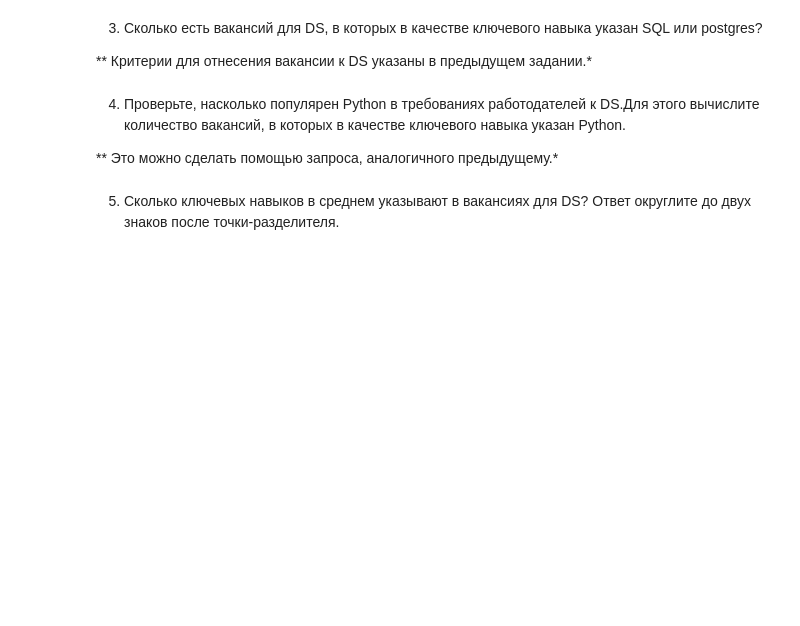
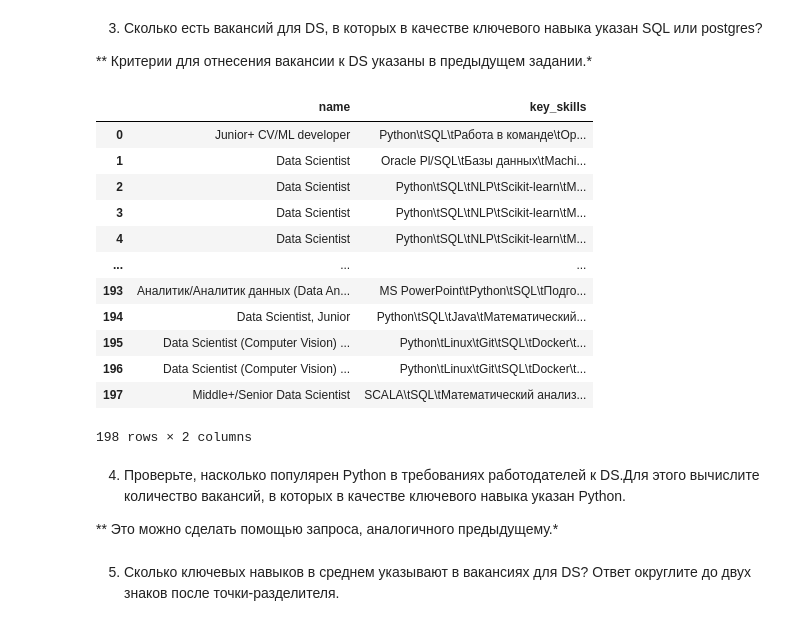
Before and after one commit to YarikKa2/SQL__StudyPrject2, a Jupyter notebook: code/SQL_StudyProject2.ipynb, the cells around one changed output. Saved outputs shown, nothing was run; the diff lists cells and outputs as text; code cells hidden in the pictures; blank space fills up the shorter version.

```diff
--- a/code/SQL_StudyProject2.ipynb
+++ b/code/SQL_StudyProject2.ipynb
@@ -651,7 +628,50 @@ Data_Vac
 
 ** Критерии для отнесения вакансии к DS указаны в предыдущем задании.*
 # %%
-# текст запроса
+query_6_3 = '''
+select
+    name,
+    key_skills
+
+from
+    vacancies
+
+where
+    (lower(name) like 'ml%' or
+     lower(name) like '% ml%' or
+     lower(name) like '%-ml%' or
+     lower(name) like '%/ml%' or
+     lower(name) like '%(ml%' or
+
+     lower(name) like '%data scientist%' or
+     lower(name) like '%data science%' or
+     lower(name) like '%исследователь данных%' or
+     lower(name) like '%machine learning%' or
+     lower(name) like '%машинн%обучен%')
+
+    and
+
+    (lower(key_skills) like '%sql%' or
+     lower(key_skills) like '%postgres%')
+
+'''
+
+Data_Vac_SQL = pd.read_sql_query(query_6_3, connection)
+Data_Vac_SQL
+# %% [output]
+|  | name | key_skills |
+| 0 | Junior+ CV/ML developer | Python\tSQL\tРабота в команде\tOp... |
+| 1 | Data Scientist | Oracle Pl/SQL\tБазы данных\tMachi... |
+| 2 | Data Scientist | Python\tSQL\tNLP\tScikit-learn\tM... |
+| 3 | Data Scientist | Python\tSQL\tNLP\tScikit-learn\tM... |
+| 4 | Data Scientist | Python\tSQL\tNLP\tScikit-learn\tM... |
+| ... | ... | ... |
+| 193 | Аналитик/Аналитик данных (Data An... | MS PowerPoint\tPython\tSQL\tПодго... |
+| 194 | Data Scientist, Junior | Python\tSQL\tJava\tМатематический... |
+| 195 | Data Scientist (Computer Vision) ... | Python\tLinux\tGit\tSQL\tDocker\t... |
+| 196 | Data Scientist (Computer Vision) ... | Python\tLinux\tGit\tSQL\tDocker\t... |
+| 197 | Middle+/Senior Data Scientist | SCALA\tSQL\tМатематический анализ... |
+198 rows × 2 columns
 # %%
 # результат запроса
 # %% [markdown]
```
Also changed, not shown: parts of 3 cells of this notebook.
